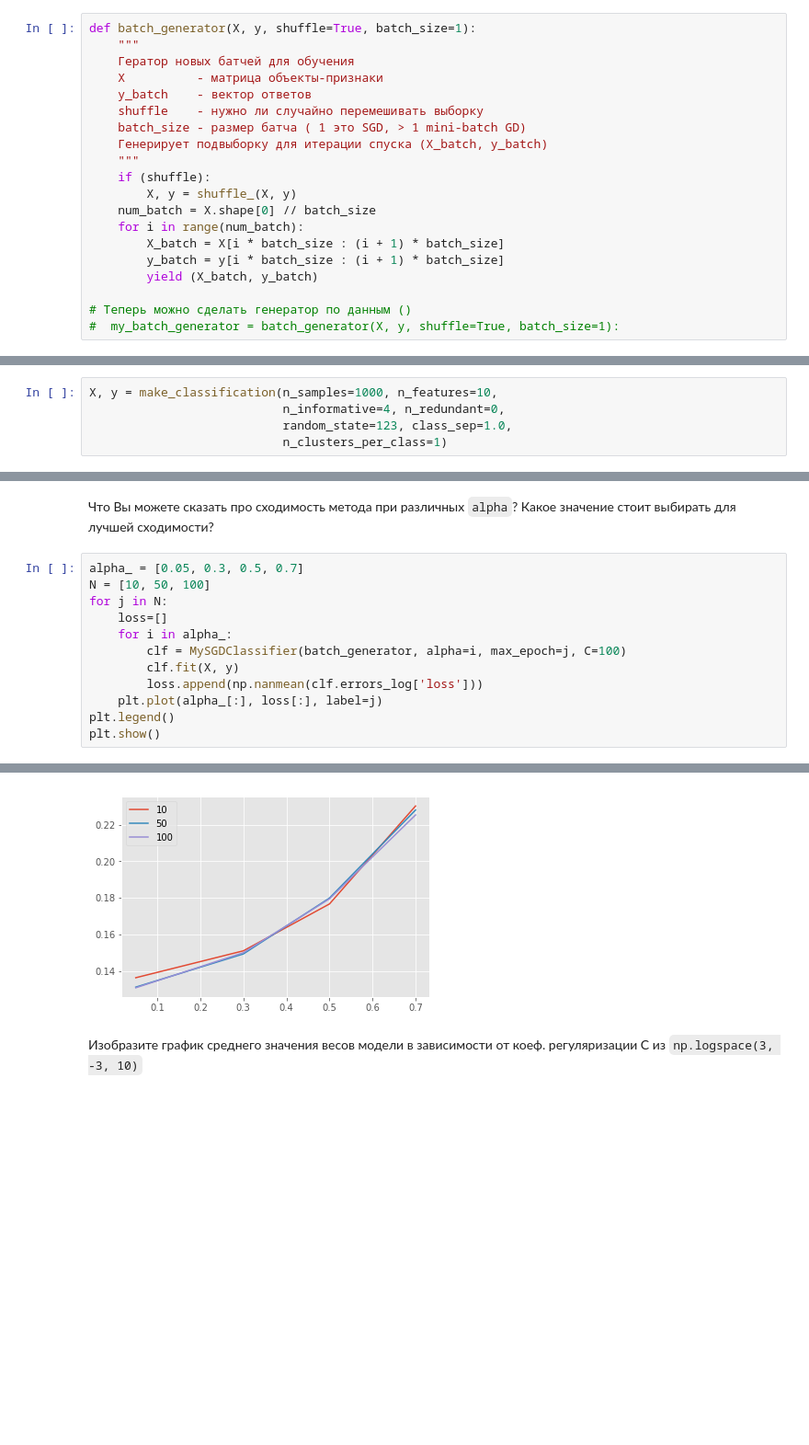
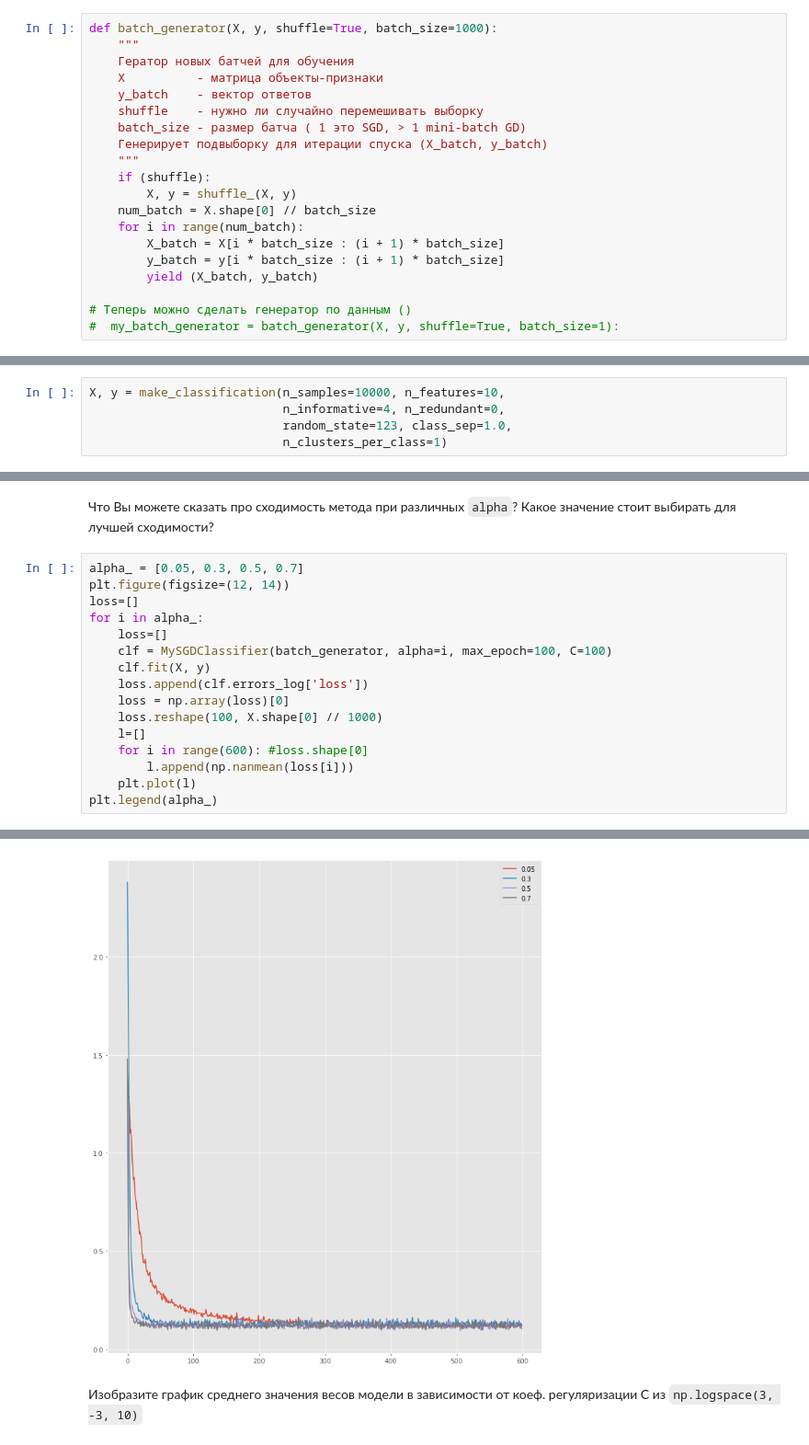
Before and after one commit to poliik/DA, a Jupyter notebook: Karpikova_hw3.ipynb, the cells around one changed output, grey strips where cells are left out. Shown at 92% size. Cells and saved outputs as stored; diff of their text form; blank space fills up the shorter version.

```diff
--- a/Karpikova_hw3.ipynb
+++ b/Karpikova_hw3.ipynb
@@ -243,7 +243,7 @@ Fib num: 3 fib values: 2
 # %%
 from sklearn.utils import shuffle as shuffle_
 # %%
-def batch_generator(X, y, shuffle=True, batch_size=1):
+def batch_generator(X, y, shuffle=True, batch_size=1000):
     """
     Гератор новых батчей для обучения
     X          - матрица объекты-признаки
@@ -423,7 +423,7 @@ plt.scatter(X[:,0], X[:,1], c=y)
 # %%
 from sklearn.datasets import make_classification
 # %%
-X, y = make_classification(n_samples=1000, n_features=10,
+X, y = make_classification(n_samples=10000, n_features=10,
                            n_informative=4, n_redundant=0,
                            random_state=123, class_sep=1.0,
                            n_clusters_per_class=1)
@@ -435,14 +435,18 @@ $N$ можно брать 10, 50, 100 и т.д.
 Что Вы можете сказать про сходимость метода при различных `alpha`? Какое значение стоит выбирать для лучшей сходимости?
 # %%
 alpha_ = [0.05, 0.3, 0.5, 0.7]
-N = [10, 50, 100]
-for j in N:
+plt.figure(figsize=(12, 14))
+loss=[]
+for i in alpha_:
     loss=[]
-    for i in alpha_:
-        clf = MySGDClassifier(batch_generator, alpha=i, max_epoch=j, C=100)
-        clf.fit(X, y)
-        loss.append(np.nanmean(clf.errors_log['loss']))
-    plt.plot(alpha_[:], loss[:], label=j)
-plt.legend()
-plt.show()
+    clf = MySGDClassifier(batch_generator, alpha=i, max_epoch=100, C=100)
+    clf.fit(X, y)
+    loss.append(clf.errors_log['loss'])
+    loss = np.array(loss)[0]
+    loss.reshape(100, X.shape[0] // 1000)
+    l=[]
+    for i in range(600): #loss.shape[0]
+        l.append(np.nanmean(loss[i]))
+    plt.plot(l)
+plt.legend(alpha_)
 # %% [output]
@@ -449,4 +454,4 @@ plt.show()
-[figure, old version]
+[figure, new version]
 # %% [markdown]
 Изобразите график среднего значения весов модели в зависимости от коеф. регуляризации С из `np.logspace(3, -3, 10)`
 # %%
```
Also changed, not shown: parts of 1 cell of this notebook.
